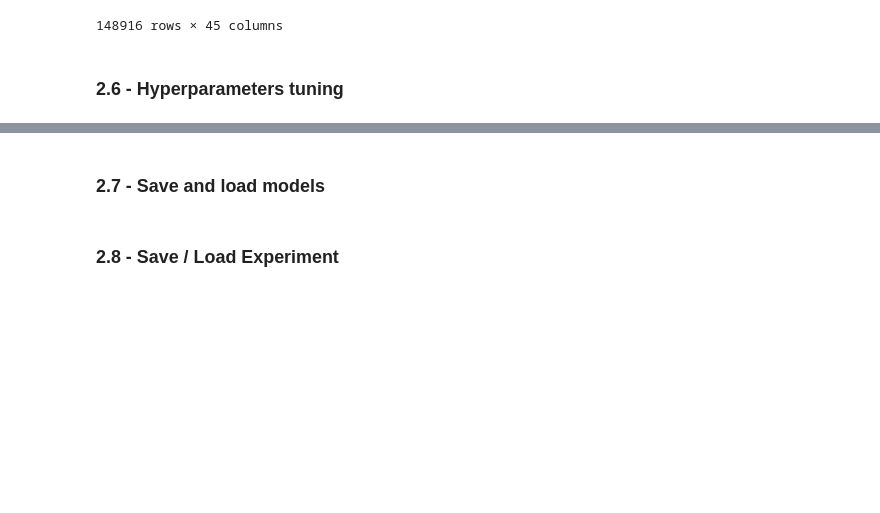
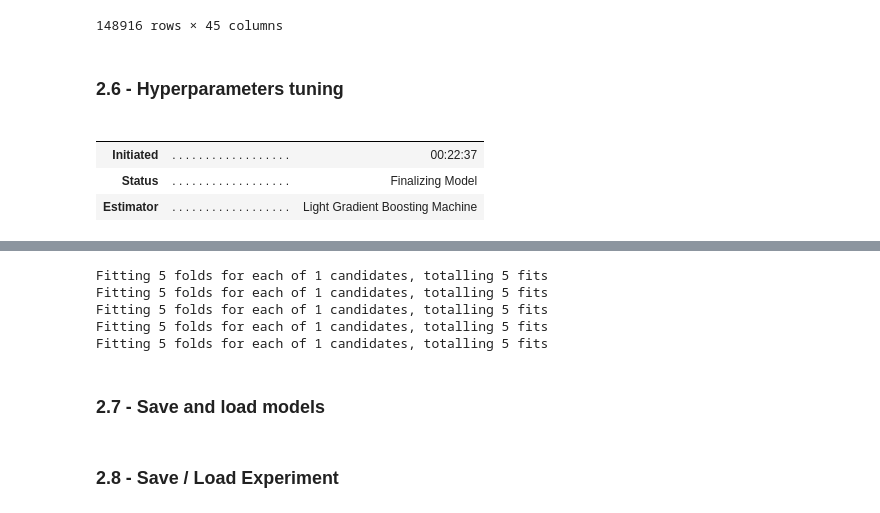
Before and after one commit to leandroaguazaco/data_science_portfolio, a Jupyter notebook: Projects/04-Churn_Telco_Analysis/04_Churn_Telco_Analysis_02_Premodeling.ipynb, the cells around one changed output, grey strips where cells are left out. Cells and saved outputs as stored; diff of their text form; code cells hidden in the pictures; blank space fills up the shorter version.

```diff
--- a/Projects/04-Churn_Telco_Analysis/04_Churn_Telco_Analysis_02_Premodeling.ipynb
+++ b/Projects/04-Churn_Telco_Analysis/04_Churn_Telco_Analysis_02_Premodeling.ipynb
@@ -449,10 +465,17 @@ LGBMClassifier(boosting_type='gbdt', class_weight=None, colsample_bytree=1.0,
 # %%
 # Hyperparameters tuning
 
 # lightgbmClassifier
 tuned_lightgbm = churn_binaryclass.tune_model(estimator = best_models,
                                               optimize = "Recall",
+                                              n_iter = 5,
                                               search_library = "scikit-optimize",
                                               search_algorithm = "bayesian")
 print("\n")
 print(tuned_lightgbm)
+# %% [output]
+|  |  |  |
+|  |  |  |
+| Initiated | . . . . . . . . . . . . . . . . . . | 00:22:37 |
+| Status | . . . . . . . . . . . . . . . . . . | Finalizing Model |
+| Estimator | . . . . . . . . . . . . . . . . . . | Light Gradient Boosting Machine |
@@ -459,3 +483,8 @@ print(tuned_lightgbm)
+Fitting 5 folds for each of 1 candidates, totalling 5 fits
+Fitting 5 folds for each of 1 candidates, totalling 5 fits
+Fitting 5 folds for each of 1 candidates, totalling 5 fits
+Fitting 5 folds for each of 1 candidates, totalling 5 fits
+Fitting 5 folds for each of 1 candidates, totalling 5 fits
 # %% [markdown]
 ### 2.7 - Save and load models
 # %%
```
Also changed, not shown: parts of 8 cells of this notebook.
